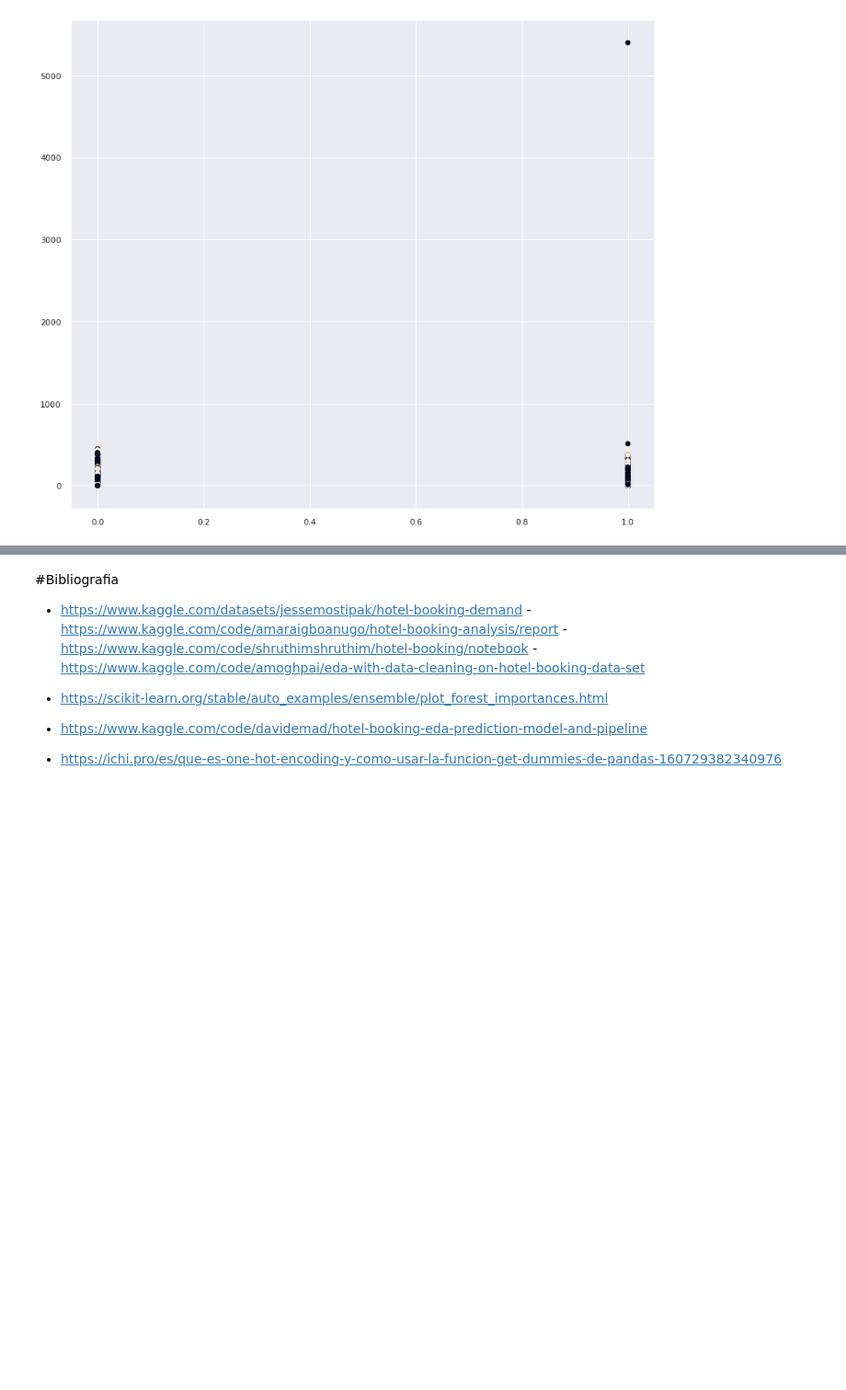
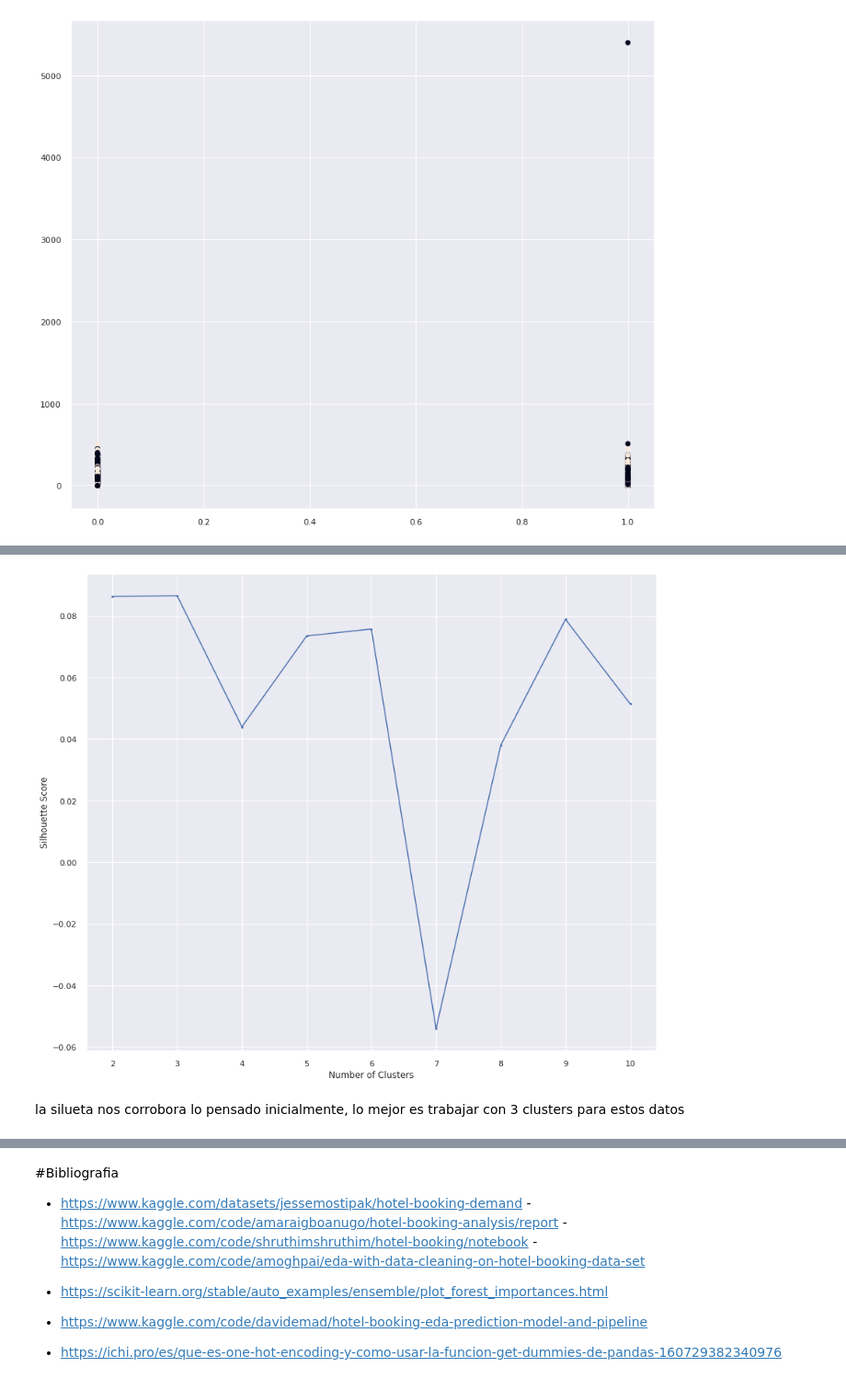
Before and after one commit to jesspl/prediction, a Jupyter notebook: proyecto2.ipynb, the cells around one changed output, grey strips where cells are left out. Shown at 92% size. Saved outputs shown, nothing was run; the diff lists cells and outputs as text; code cells hidden in the pictures; blank space fills up the shorter version.

```diff
--- a/proyecto2.ipynb
+++ b/proyecto2.ipynb
@@ -618,0 +646,16 @@ infrmacion ya no importante
+# %%
+# Visualize different silhouette scores
+# Save silhouette scores for various cluster numbers in list
+silhouette_scores = []
+for i in range(2, 11):
+  kmeans = KMeans(n_clusters = i)
+  kmeans.fit(scaled_df)
+  silhouette_scores.append(silhouette_score(scaled_df, kmeans.labels_))
+# Visualize scores
+plt.plot(range(2, 11), silhouette_scores, marker = '.')
+plt.xlabel('Number of Clusters')
+plt.ylabel('Silhouette Score');
+# %% [output]
+[figure, added]
+# %% [markdown]
+la silueta nos corrobora lo pensado inicialmente, lo mejor es trabajar con 3 clusters para estos datos
```
Also changed, not shown: parts of 9 cells of this notebook.
